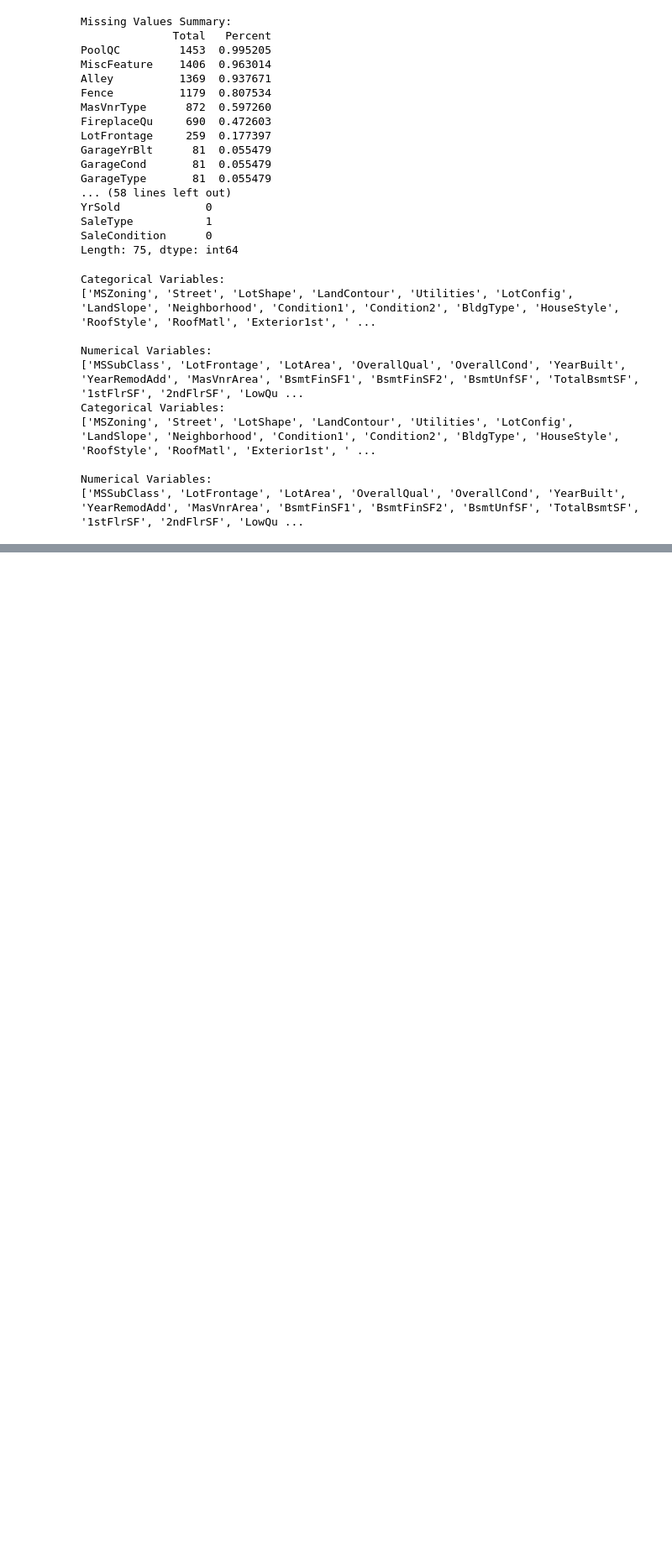
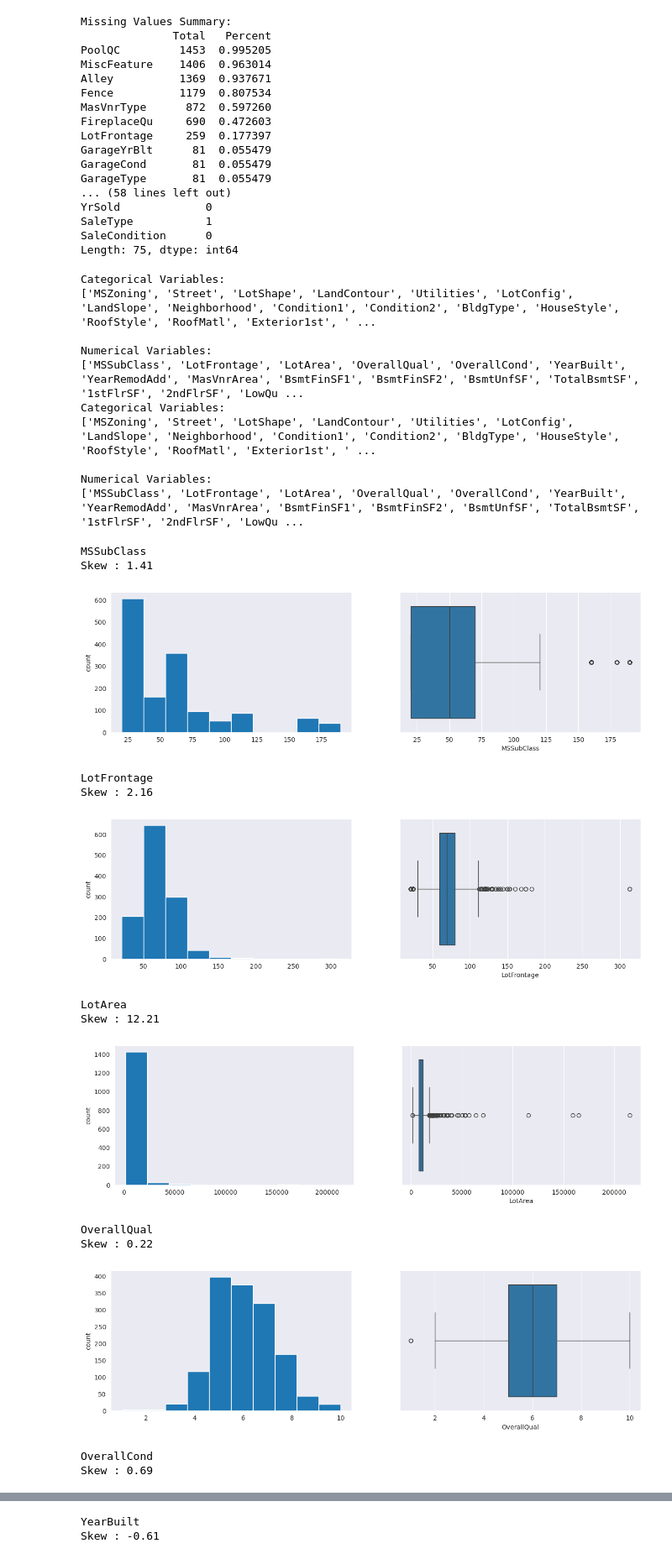
Before and after one commit to lucaspinheiro27/Statistics, a Jupyter notebook: Jupyter_notebooks/House_prices.ipynb, the cells around one changed output, grey strips where cells are left out. Shown at 84% size. Saved outputs shown, nothing was run; the diff lists cells and outputs as text; code cells hidden in the pictures; blank space fills up the shorter version.

```diff
--- a/Jupyter_notebooks/House_prices.ipynb
+++ b/Jupyter_notebooks/House_prices.ipynb
@@ -106,3 +118,29 @@ Categorical Variables:
 
 Numerical Variables:
 ['MSSubClass', 'LotFrontage', 'LotArea', 'OverallQual', 'OverallCond', 'YearBuilt', 'YearRemodAdd', 'MasVnrArea', 'BsmtFinSF1', 'BsmtFinSF2', 'BsmtUnfSF', 'TotalBsmtSF', '1stFlrSF', '2ndFlrSF', 'LowQu ...
+# %%
+for col in num_train:
+    print(col)
+    print('Skew :', round(houses_train[col].skew(), 2))
+    plt.figure(figsize = (15, 4))
+    plt.subplot(1, 2, 1)
+    houses_train[col].hist(grid=False)
+    plt.ylabel('count')
+    plt.subplot(1, 2, 2)
+    sns.boxplot(x=houses_train[col])
+    plt.show()
+# %% [output]
+MSSubClass
+Skew : 1.41
+[figure, added]
+LotFrontage
+Skew : 2.16
+[figure, added]
+LotArea
+Skew : 12.21
+[figure, added]
+OverallQual
+Skew : 0.22
+[figure, added]
+OverallCond
+Skew : 0.69
@@ -108,0 +148,2 @@ Numerical Variables:
+YearBuilt
+Skew : -0.61
```
Also changed, not shown: parts of 3 cells of this notebook.
